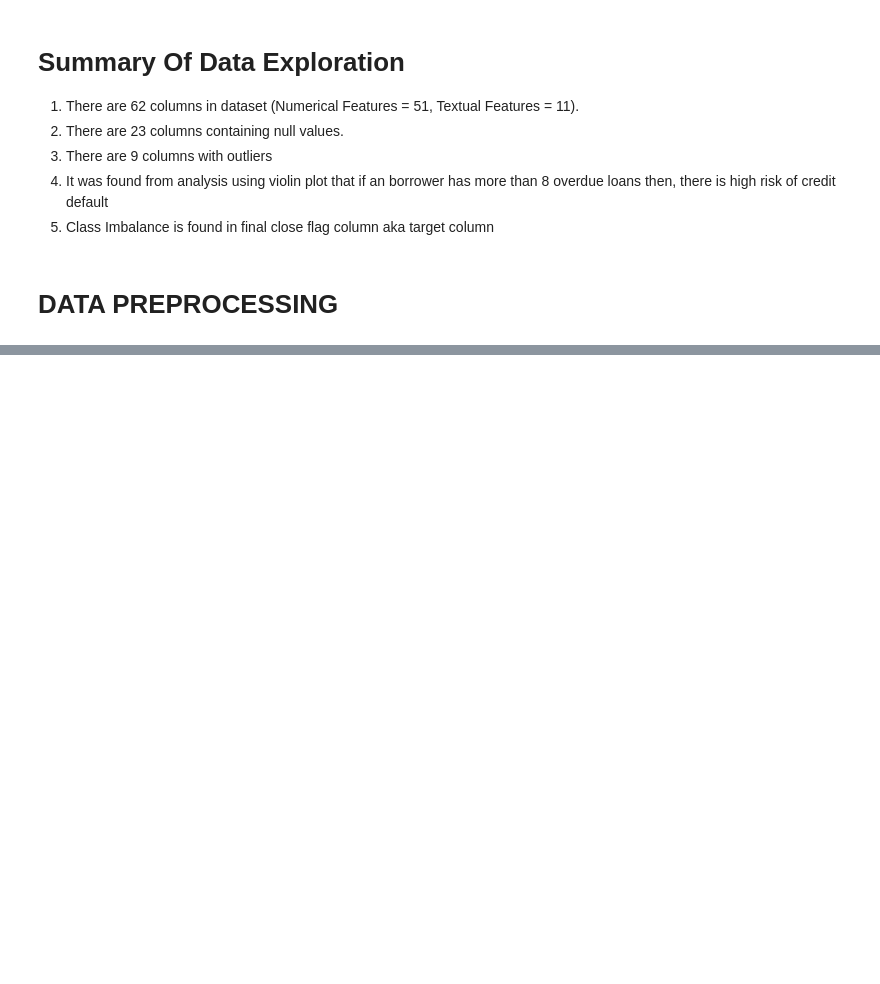
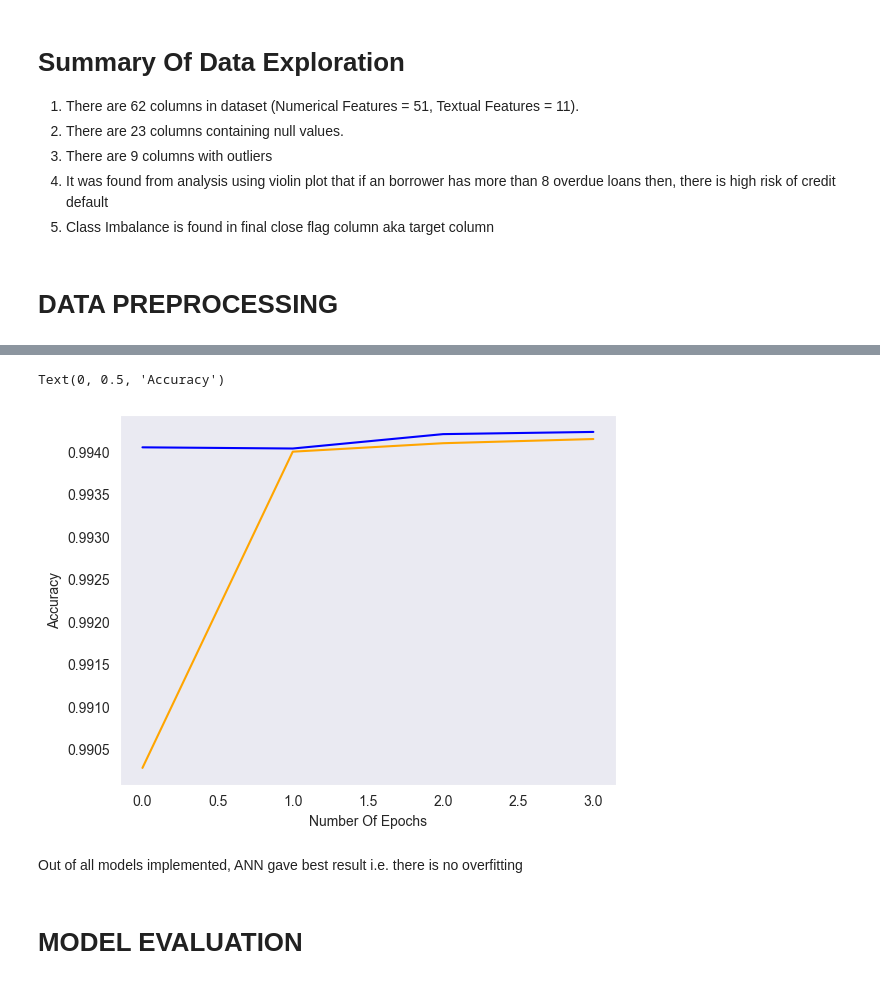
Before and after one commit to DEV-SPD/Credit-Risk-Analysis, a Jupyter notebook: credit_risk_analysis.ipynb, the cells around one changed output, grey strips where cells are left out. Drawn from its saved outputs; the diff is of its cells as text; code cells hidden in the pictures; blank space fills up the shorter version.

```diff
--- a/credit_risk_analysis.ipynb
+++ b/credit_risk_analysis.ipynb
@@ -288,0 +642,12 @@ PLAN OF ACTION:
+# %%
+plt.plot(history.history['accuracy'],color='orange')
+plt.plot(history.history['val_accuracy'],color='blue')
+plt.xlabel('Number Of Epochs')
+plt.ylabel('Accuracy')
+# %% [output]
+Text(0, 0.5, 'Accuracy')
+[figure, added]
+# %% [markdown]
+Out of all models implemented, ANN gave best result i.e. there is no overfitting
+# %% [markdown]
+# MODEL EVALUATION
```
Also changed, not shown: parts of 46 cells of this notebook, 3 other files.
